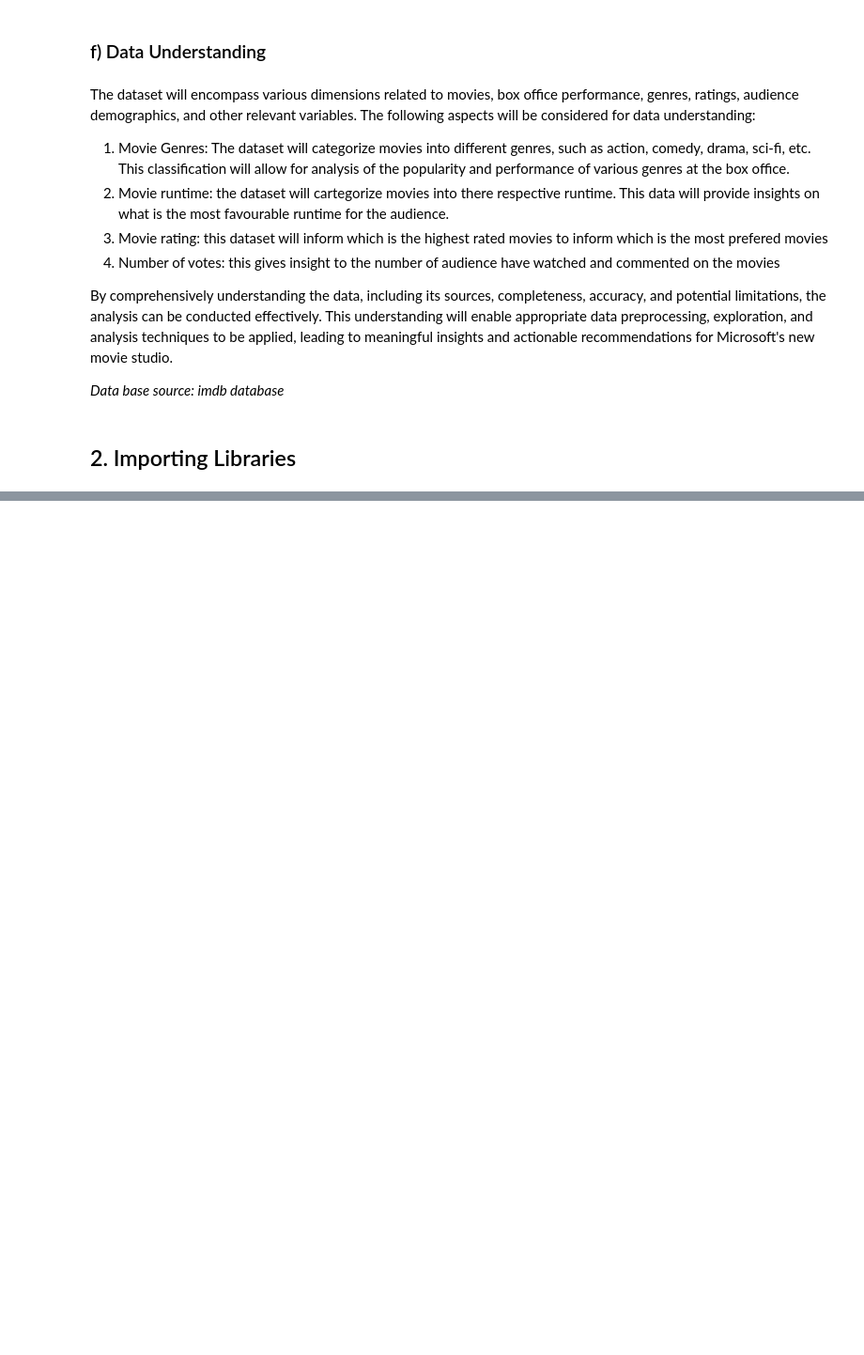
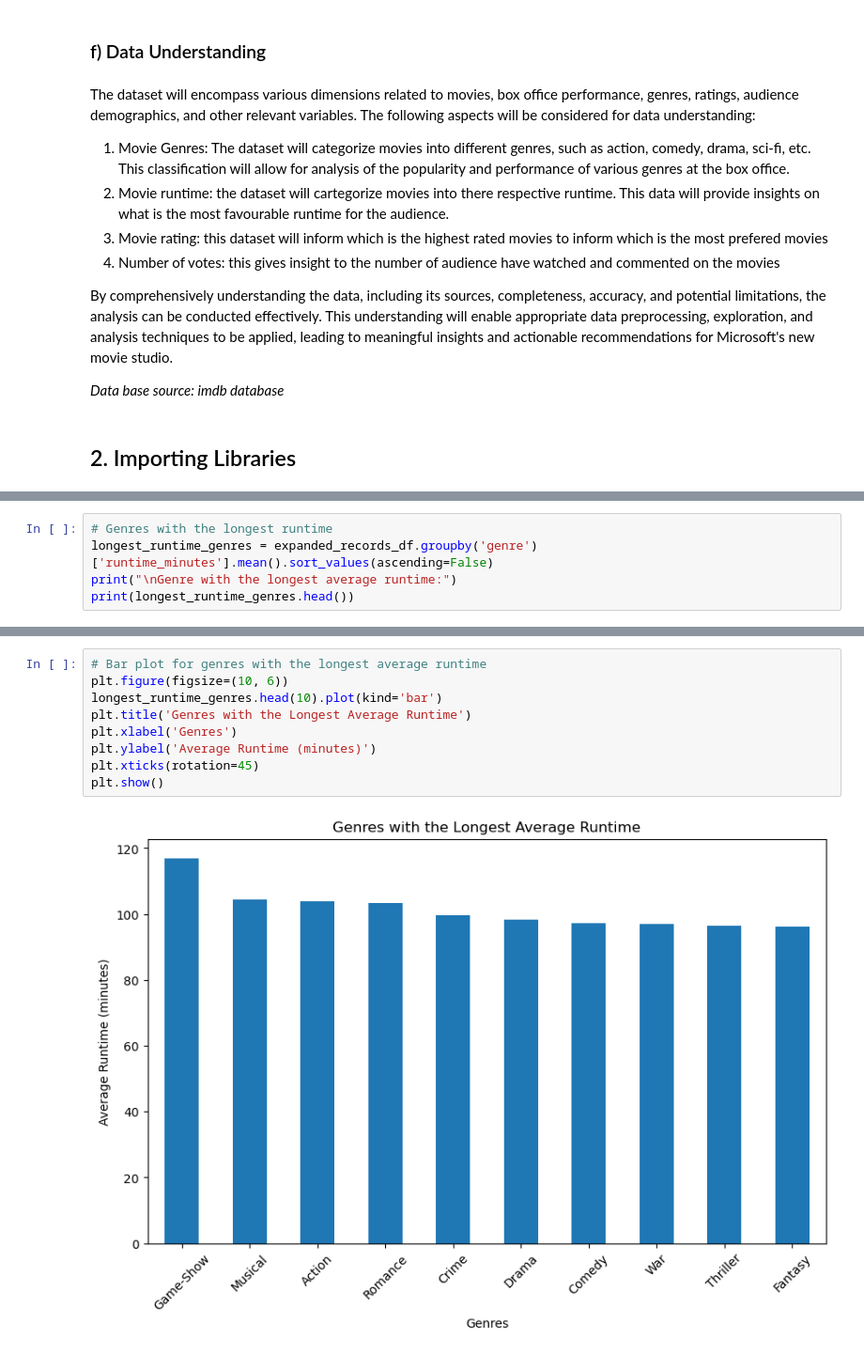
Before and after one commit to JosephMwaniki/PHASE_ONE_PROJECT, a Jupyter notebook: index.ipynb, the cells around one changed output, grey strips where cells are left out. Shown: that part at 94% size. Saved outputs shown, nothing was run; the diff lists cells and outputs as text; blank space fills up the shorter version.

```diff
--- a/index.ipynb
+++ b/index.ipynb
@@ -57,0 +201,5 @@ import sqlite3
+# %%
+# Genres with the longest runtime
+longest_runtime_genres = expanded_records_df.groupby('genre')['runtime_minutes'].mean().sort_values(ascending=False)
+print("\nGenre with the longest average runtime:")
+print(longest_runtime_genres.head())
@@ -57,0 +247,11 @@ import sqlite3
+# %%
+# Bar plot for genres with the longest average runtime
+plt.figure(figsize=(10, 6))
+longest_runtime_genres.head(10).plot(kind='bar')
+plt.title('Genres with the Longest Average Runtime')
+plt.xlabel('Genres')
+plt.ylabel('Average Runtime (minutes)')
+plt.xticks(rotation=45)
+plt.show()
+# %% [output]
+[figure, added]
```
Also changed, not shown: parts of 20 cells of this notebook.
